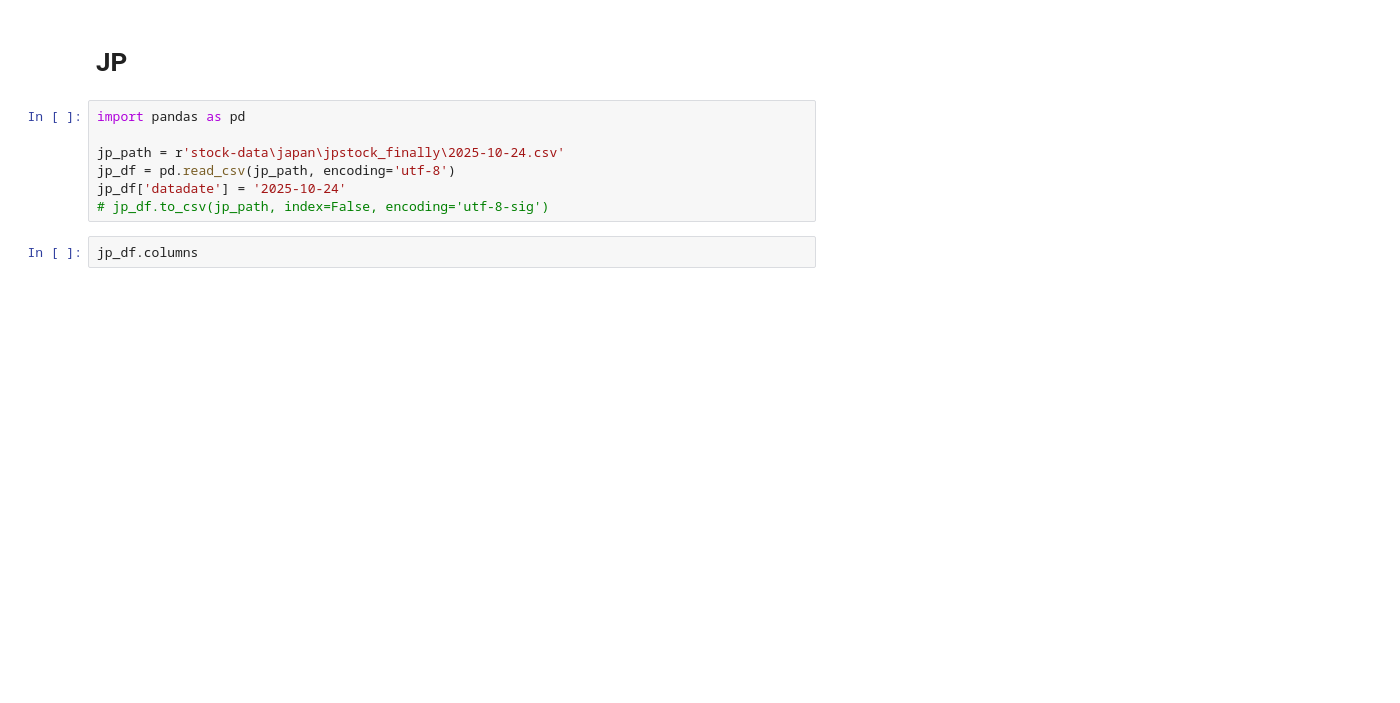
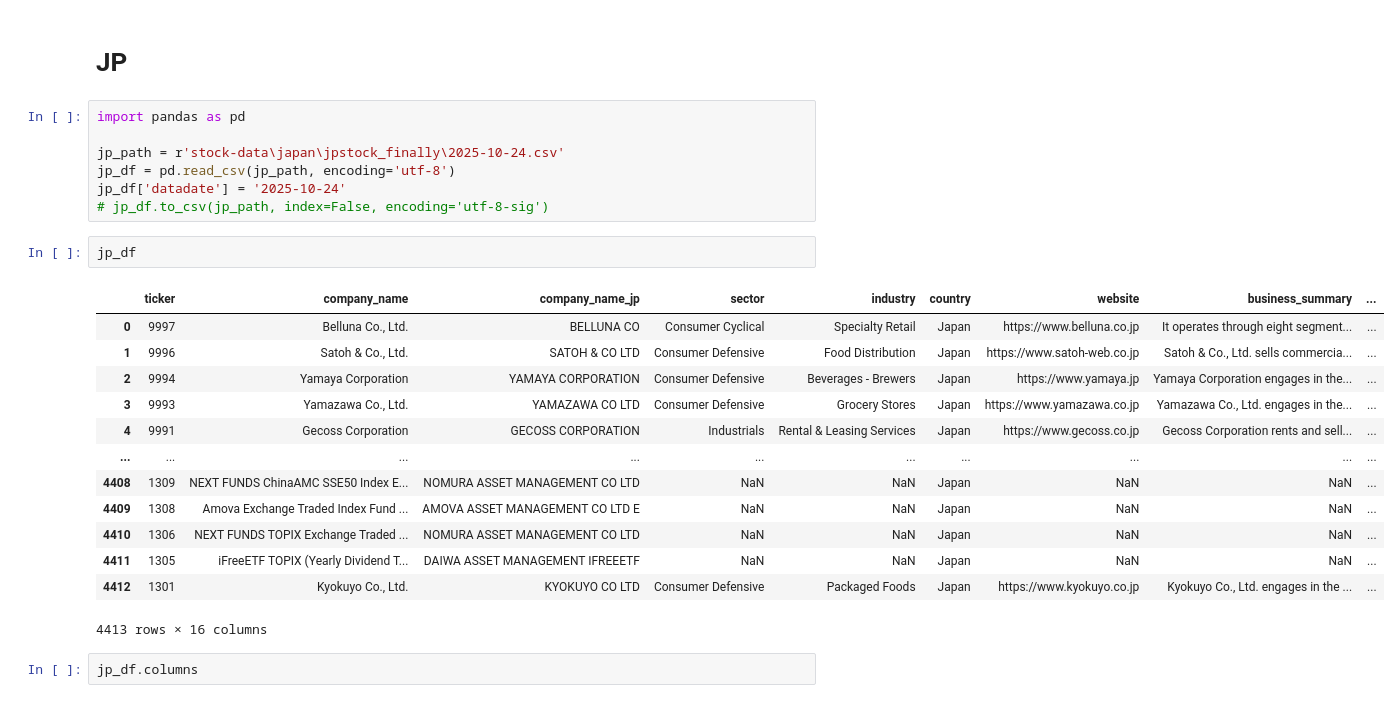
Before and after one commit to data-minh/lambda-lakehouse, a Jupyter notebook: preprocessing.ipynb, the cells around one changed output. Saved outputs shown, nothing was run; the diff lists cells and outputs as text; blank space fills up the shorter version.

```diff
--- a/preprocessing.ipynb
+++ b/preprocessing.ipynb
@@ -310,6 +563,22 @@ jp_path = r'stock-data\japan\jpstock_finally\2025-10-24.csv'
 jp_df = pd.read_csv(jp_path, encoding='utf-8')
 jp_df['datadate'] = '2025-10-24'
 # jp_df.to_csv(jp_path, index=False, encoding='utf-8-sig')
+# %%
+jp_df
+# %% [output]
+|  | ticker | company_name | company_name_jp | sector | industry | country | website | business_summary | ... |
+| 0 | 9997 | Belluna Co., Ltd. | BELLUNA CO | Consumer Cyclical | Specialty Retail | Japan | https://www.belluna.co.jp | It operates through eight segment... | ... |
+| 1 | 9996 | Satoh & Co., Ltd. | SATOH & CO LTD | Consumer Defensive | Food Distribution | Japan | https://www.satoh-web.co.jp | Satoh & Co., Ltd. sells commercia... | ... |
+| 2 | 9994 | Yamaya Corporation | YAMAYA CORPORATION | Consumer Defensive | Beverages - Brewers | Japan | https://www.yamaya.jp | Yamaya Corporation engages in the... | ... |
+| 3 | 9993 | Yamazawa Co., Ltd. | YAMAZAWA CO LTD | Consumer Defensive | Grocery Stores | Japan | https://www.yamazawa.co.jp | Yamazawa Co., Ltd. engages in the... | ... |
+| 4 | 9991 | Gecoss Corporation | GECOSS CORPORATION | Industrials | Rental & Leasing Services | Japan | https://www.gecoss.co.jp | Gecoss Corporation rents and sell... | ... |
+| ... | ... | ... | ... | ... | ... | ... | ... | ... | ... |
+| 4408 | 1309 | NEXT FUNDS ChinaAMC SSE50 Index E... | NOMURA ASSET MANAGEMENT CO LTD | NaN | NaN | Japan | NaN | NaN | ... |
+| 4409 | 1308 | Amova Exchange Traded Index Fund ... | AMOVA ASSET MANAGEMENT CO LTD E | NaN | NaN | Japan | NaN | NaN | ... |
+| 4410 | 1306 | NEXT FUNDS TOPIX Exchange Traded ... | NOMURA ASSET MANAGEMENT CO LTD | NaN | NaN | Japan | NaN | NaN | ... |
+| 4411 | 1305 | iFreeETF TOPIX (Yearly Dividend T... | DAIWA ASSET MANAGEMENT IFREEETF | NaN | NaN | Japan | NaN | NaN | ... |
+| 4412 | 1301 | Kyokuyo Co., Ltd. | KYOKUYO CO LTD | Consumer Defensive | Packaged Foods | Japan | https://www.kyokuyo.co.jp | Kyokuyo Co., Ltd. engages in the ... | ... |
+4413 rows × 16 columns
 # %%
 jp_df.columns
 # %% [output]
```
Also changed, not shown: parts of 7 cells of this notebook, 27 other files.
